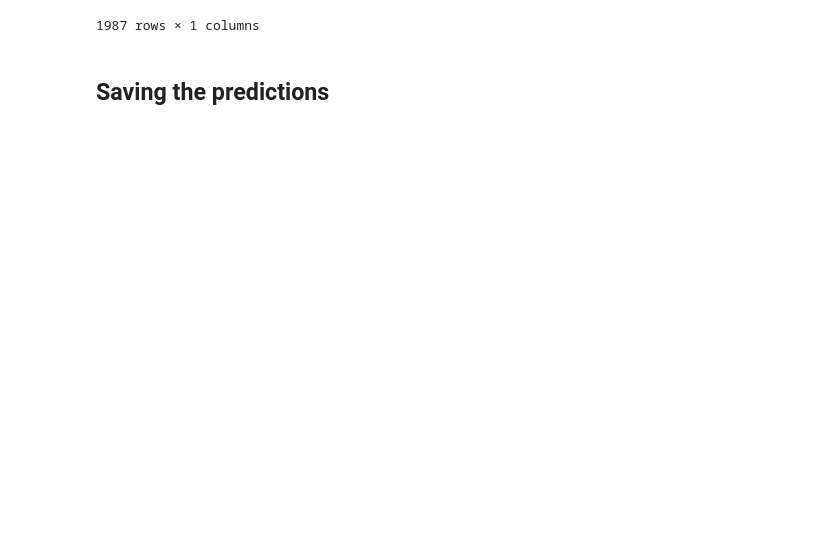
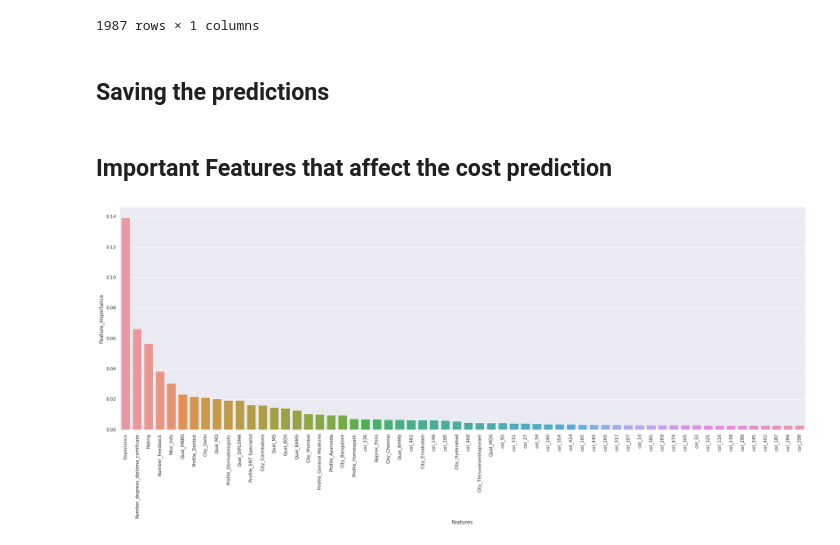
Before and after one commit to moncykurien/evaluation_projects, a Jupyter notebook: Project13_DoctorConsultationFees.ipynb, the cells around one changed output. Saved outputs shown, nothing was run; the diff lists cells and outputs as text; code cells hidden in the pictures; blank space fills up the shorter version.

```diff
--- a/Project13_DoctorConsultationFees.ipynb
+++ b/Project13_DoctorConsultationFees.ipynb
@@ -3076,3 +3071,16 @@ pd.DataFrame(predictions, columns=['Fees'])
 ## Saving the predictions
 # %%
 pd.DataFrame(predictions, columns=['Fees']).to_csv('/content/Testdata_Fees_predictions.csv', sep=',')
+# %% [markdown]
+## Important Features that affect the cost prediction
+# %%
+top_importance = pd.DataFrame({'Feature_Importance': fees_predictor.feature_importances_,
+              'Features': x_pt.drop(zero_columns, axis=1).columns}).sort_values(by='Feature_Importance', ascending=False).head(60)
+# %%
+#top_importance.plot.bar(x='Features', y='Feature_Importance')
+plt.figure(figsize=(30,10))
+sns.barplot(x = 'Features', y= 'Feature_Importance', data = top_importance)
+plt.xticks(rotation=90)
+plt.show()
+# %% [output]
+[figure, added]
```
Also changed, not shown: parts of 4 cells of this notebook.
